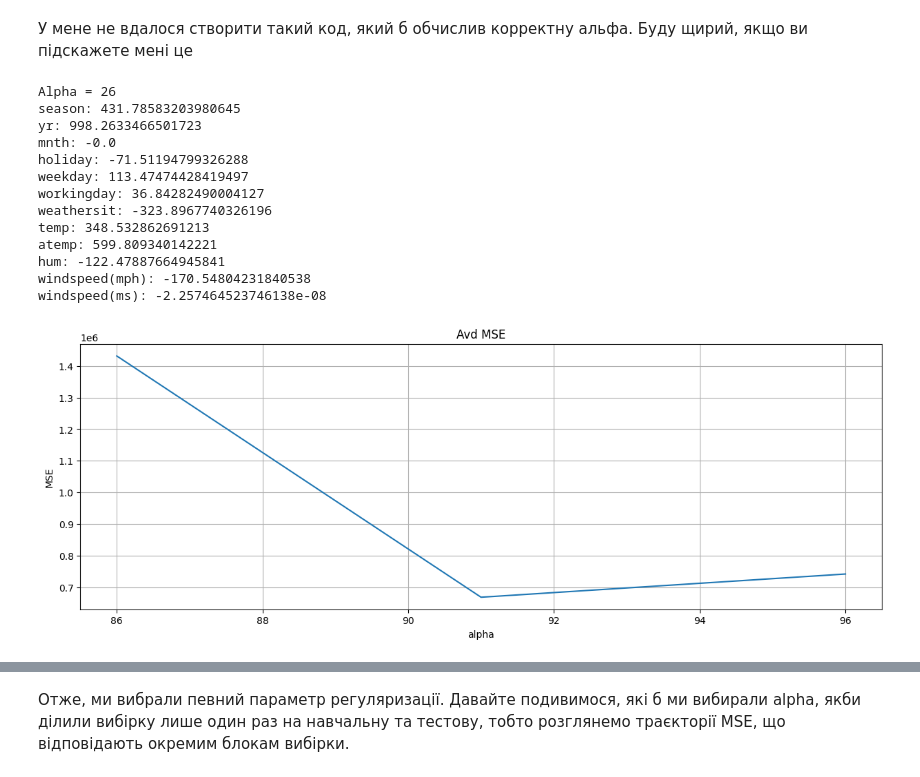
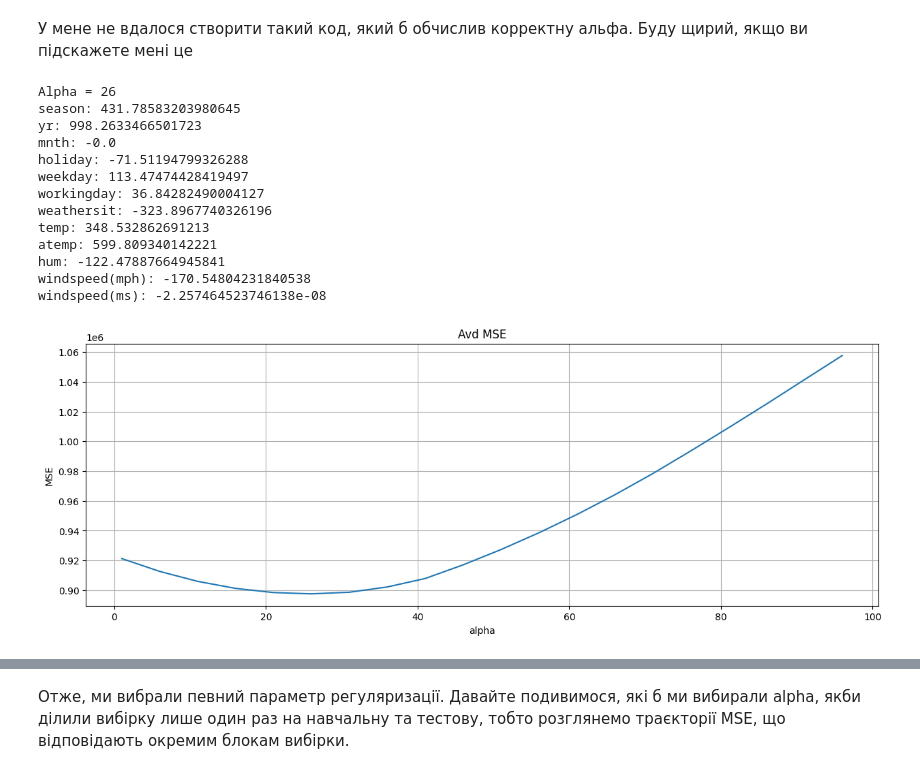
Before and after one commit to aizatulin69/goit-ds-hw-07, a Jupyter notebook: OverfittingHomeWork.ipynb, the cells around one changed output, grey strips where cells are left out. Saved outputs shown, nothing was run; the diff lists cells and outputs as text; code cells hidden in the pictures.

```diff
--- a/OverfittingHomeWork.ipynb
+++ b/OverfittingHomeWork.ipynb
@@ -440,38 +440,43 @@ def create_plot(data, title, xlabel, ylabel, figsize=None):
 # %% [markdown]
 У мене не вдалося створити такий код, який б обчислив корректну альфа. Буду щирий, якщо ви підскажете мені це
 # %%
-from sklearn.linear_model import LassoCV
+import matplotlib.pyplot as plt
+from sklearn.linear_model import LassoCV, Lasso
 import numpy as np
+import pandas as pd
+df = pd.read_csv('bikes_rent.csv')
 
 alphas = np.arange(1, 100, 5)
+X = df.drop(columns=["cnt"])
+X = (X - X.mean(axis=0)) / X.std(axis=0)
+y = df["cnt"]
 
 regressor = LassoCV(alphas=alphas, cv=3)
 regressor.fit(X, y)
 
-mse_mean = np.mean(regressor.mse_path_, axis=0)
+mse_mean = np.mean(regressor.mse_path_, axis=1)
 data = list(zip(regressor.alphas_, mse_mean))
 
-lasso = model.named_steps["lasso"]
-print(f"Alpha = {lasso.alpha_}")
+print(f"Alpha = {regressor.alpha_}")
 for features, coef in zip(X.columns, regressor.coef_):
   print(f"{features}: {coef}")
 
 create_plot(data, title="Avd MSE", xlabel="alpha", ylabel="MSE")
 # %% [output]
 Alpha = 26
 season: 431.78583203980645
 yr: 998.2633466501723
 mnth: -0.0
 holiday: -71.51194799326288
 weekday: 113.47474428419497
 workingday: 36.84282490004127
 weathersit: -323.8967740326196
 temp: 348.532862691213
 atemp: 599.809340142221
 hum: -122.47887664945841
 windspeed(mph): -170.54804231840538
 windspeed(ms): -2.257464523746138e-08
-[figure, old version]
+[figure, new version]
 # %%
 from sklearn.linear_model import LassoCV
 
```
Also changed, not shown: parts of 7 cells of this notebook.
